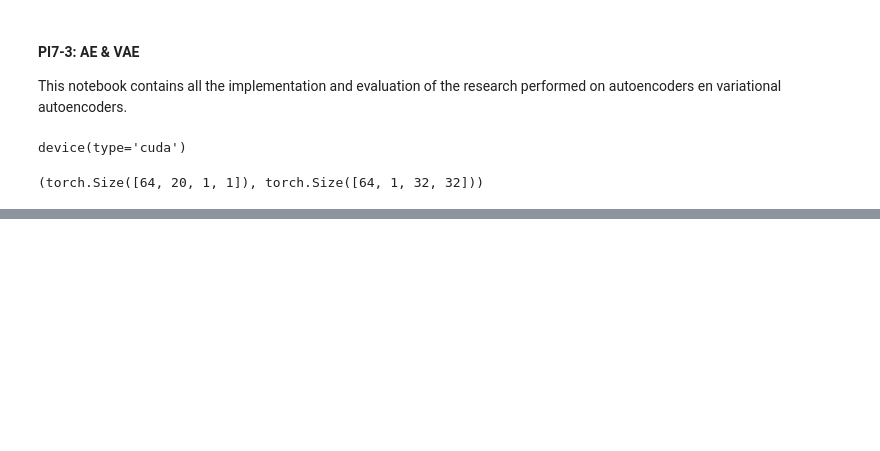
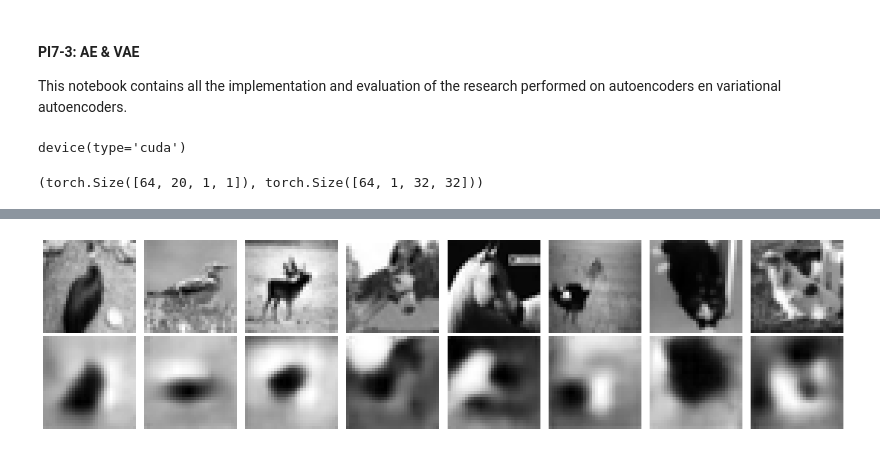
Before and after one commit to thmaz/encoders, a Jupyter notebook: encoders.ipynb, the cells around one changed output, grey strips where cells are left out. Saved outputs shown, nothing was run; the diff lists cells and outputs as text; code cells hidden in the pictures; blank space fills up the shorter version.

```diff
--- a/encoders.ipynb
+++ b/encoders.ipynb
@@ -26,14 +26,17 @@ class Encoder(nn.Module):
             nn.Conv2d(1, 64, kernel_size=3, stride=2, padding=1, bias=False),
             nn.BatchNorm2d(64, affine=True),
             nn.ReLU(inplace=True),
+            nn.Dropout(p=0.3),
 
             nn.Conv2d(64, 128, kernel_size=3, stride=2, padding=1, bias=False),
             nn.BatchNorm2d(128, affine=True),
             nn.ReLU(inplace=True),
+            nn.Dropout(p=0.3),
 
             nn.Conv2d(128, 256, kernel_size=3, stride=2, padding=1, bias=False),
             nn.BatchNorm2d(256, affine=True),
             nn.ReLU(inplace=True),
+            nn.Dropout(p=0.3),
 
             nn.Conv2d(256, z_space, kernel_size=3, stride=2, padding=0, bias=False)
         )
@@ -128,0 +217,22 @@ X_val shape: torch.Size([5000, 3, 32, 32]), y_val shape: torch.Size([5000])
+# %%
+import matplotlib.pyplot as plt
+
+generator.eval()
+with torch.no_grad():
+    _, recon = generator(X_val[:8].to(DEVICE))
+
+recon = recon.cpu().squeeze().numpy()
+original = X_val[:8].squeeze().numpy()
+
+fig, axs = plt.subplots(2, 8, figsize=(16, 4))
+for i in range(8):
+    axs[0, i].imshow(original[i], cmap='gray')
+    axs[0, i].axis('off')
+    axs[1, i].imshow(recon[i], cmap='gray')
+    axs[1, i].axis('off')
+axs[0, 0].set_ylabel("Original", fontsize=12)
+axs[1, 0].set_ylabel("Reconstructed", fontsize=12)
+plt.tight_layout()
+plt.show()
+# %% [output]
+[figure, added]
```
Also changed, not shown: parts of 7 cells of this notebook.
